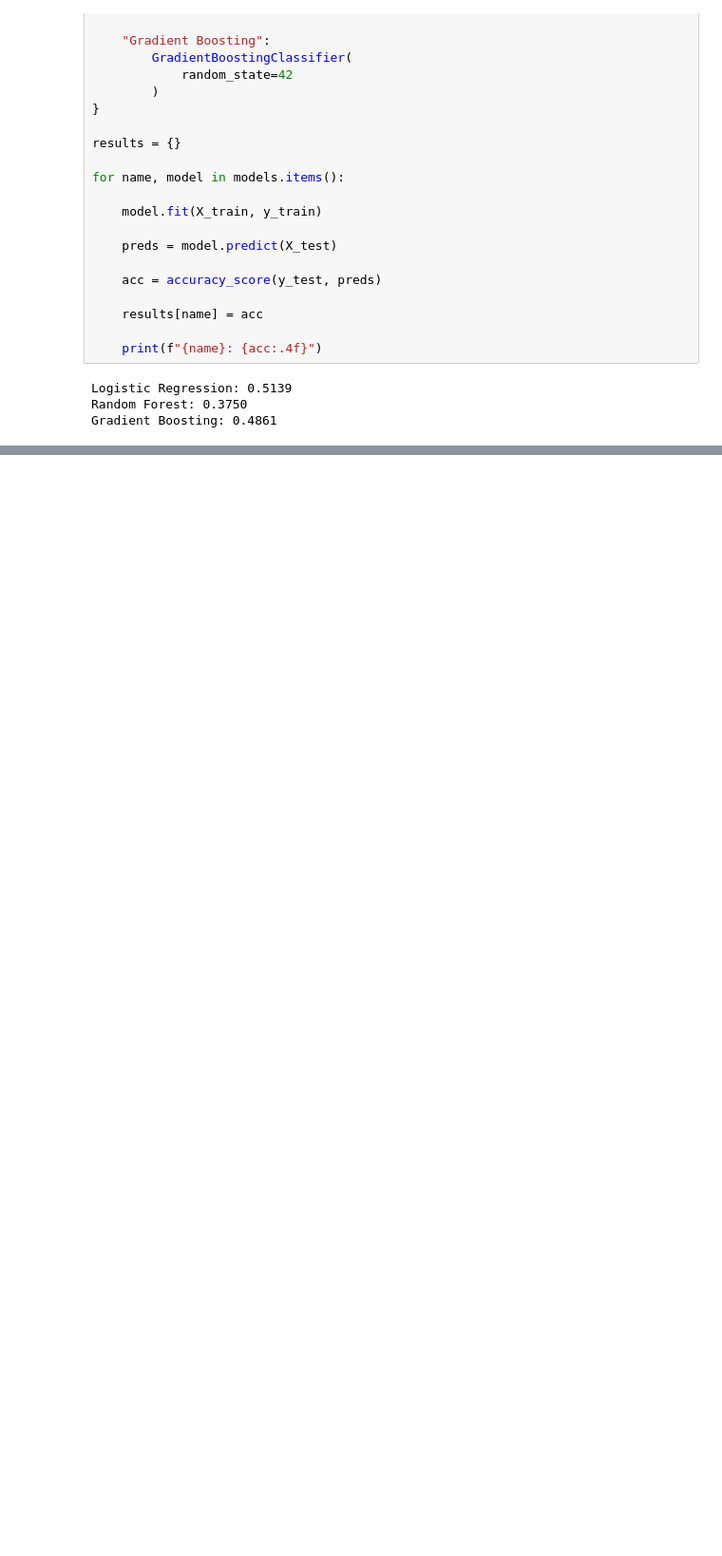
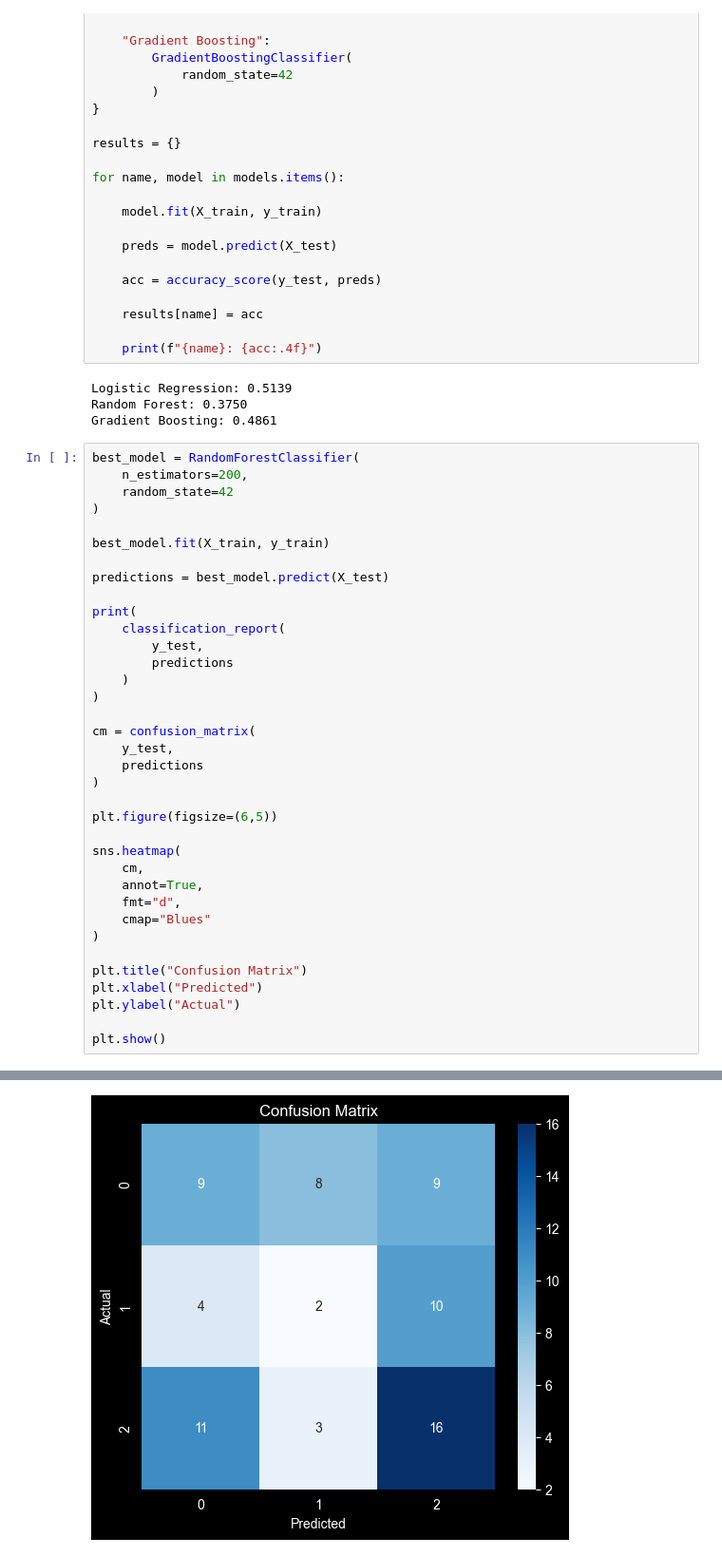
Before and after one commit to Emiliyan88/Football_match_analysis_and_result_prediction, a Jupyter notebook: football_match_and_result_prediction.ipynb, the cells around one changed output, grey strips where cells are left out. Shown at 95% size. Cells and saved outputs as stored; diff of their text form; blank space fills up the shorter version.

Commit message:
sixth commit best model and simple match

```diff
--- a/football_match_and_result_prediction.ipynb
+++ b/football_match_and_result_prediction.ipynb
@@ -288,3 +296,40 @@ for name, model in models.items():
 Logistic Regression: 0.5139
 Random Forest: 0.3750
 Gradient Boosting: 0.4861
+# %%
+best_model = RandomForestClassifier(
+    n_estimators=200,
+    random_state=42
+)
+
+best_model.fit(X_train, y_train)
+
+predictions = best_model.predict(X_test)
+
+print(
+    classification_report(
+        y_test,
+        predictions
+    )
+)
+
+cm = confusion_matrix(
+    y_test,
+    predictions
+)
+
+plt.figure(figsize=(6,5))
+
+sns.heatmap(
+    cm,
+    annot=True,
+    fmt="d",
+    cmap="Blues"
+)
+
+plt.title("Confusion Matrix")
+plt.xlabel("Predicted")
+plt.ylabel("Actual")
+
+plt.show()
+# %% [output]
@@ -290,0 +345 @@ Gradient Boosting: 0.4861
+[figure, added]
```
Also changed, not shown: parts of 4 cells of this notebook.
